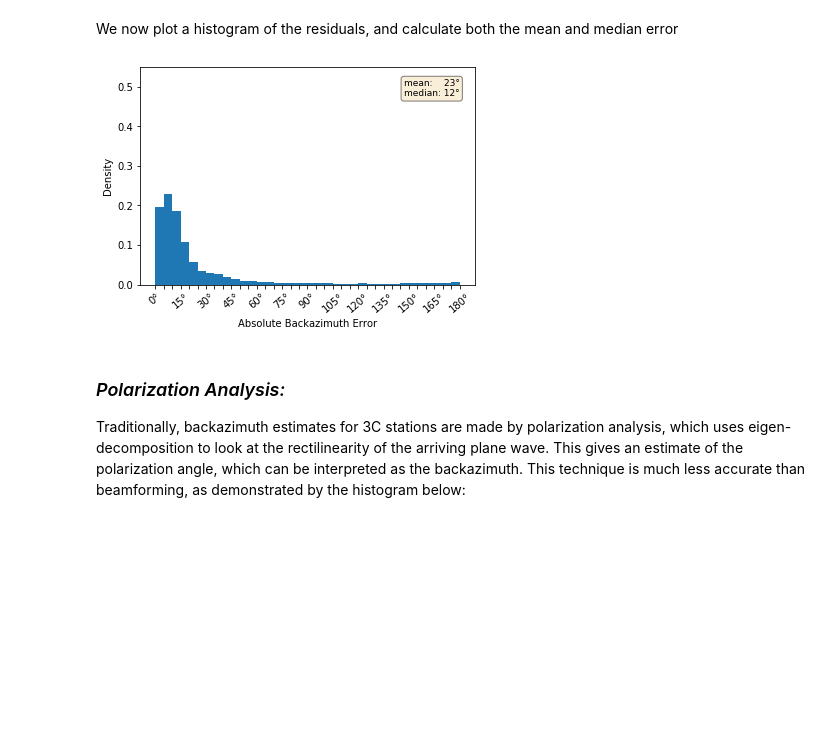
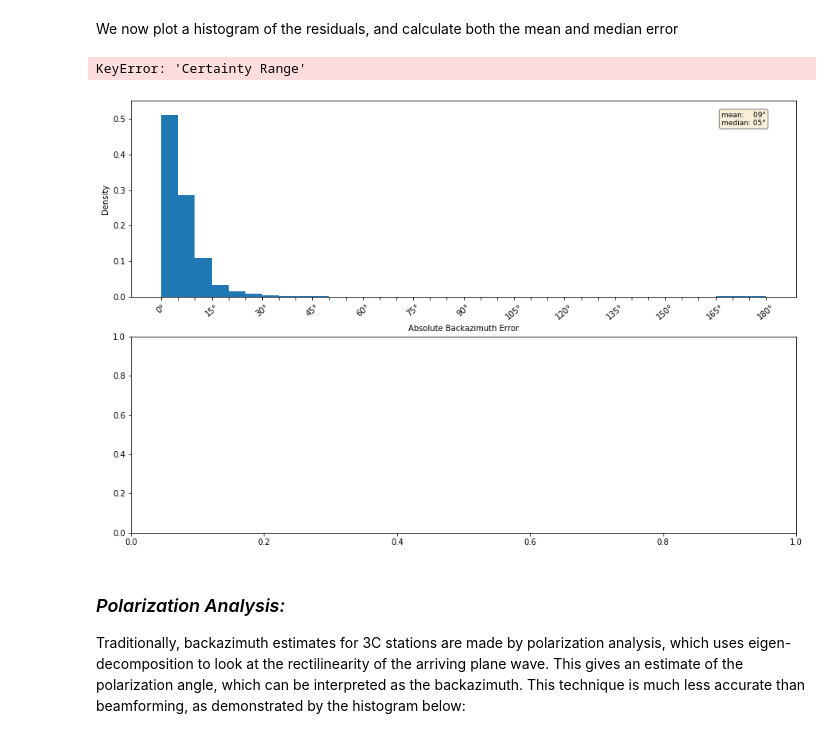
Before and after one commit to joshuadickey/baz-net, a Jupyter notebook: BazNet.ipynb, the cells around one changed output. Cells and saved outputs as stored; diff of their text form; code cells hidden in the pictures; blank space fills up the shorter version.

```diff
--- a/BazNet.ipynb
+++ b/BazNet.ipynb
@@ -141,7 +155,7 @@ def azimuther(cat_row):
     return Geodesic.WGS84.Inverse(cat_row.EV_LAT, cat_row.EV_LON, cat_row.ST_LAT, cat_row.ST_LON)['azi2'] + 180
 # %%
 cat_CPUP['AZI_TRUE'] = cat_CPUP.apply(lambda row: azimuther(row), axis=1)
-cat_CMAR['AZI_TRUE'] = cat_CMAR.apply(lambda row: azimuther(row), axis=1)
+cat_ASAR['AZI_TRUE'] = cat_ASAR.apply(lambda row: azimuther(row), axis=1)
 # %% [markdown]
 ### _Beamforming Analysis:_
 
@@ -157,7 +171,7 @@ To do this, we first need to develop some apparatus for comparing angluar errors
 def ang_diff(a, b):
     return np.min(np.stack(((a-b)%360, (b-a)%360)), axis=0)
 # %%
-cat_CMAR['AZI_IDC_ERR'] = ang_diff(cat_CMAR.AZI_TRUE.values, cat_CMAR.AZI_PRED.values)
+cat_ASAR['AZI_IDC_ERR'] = ang_diff(cat_ASAR.AZI_TRUE.values, cat_ASAR.AZI_PRED.values)
 # %% [markdown]
 We now plot a histogram of the residuals, and calculate both the mean and median error
 # %%
@@ -180,11 +194,20 @@ def plot_ERR(err, lbl='', ax=None, deg_per_bin=5, lbl_rate=3):
     ax.set_xticks(bins)
     ax.set_xticklabels(ticks, rotation=40)
 
-    plt.savefig(f'images/err_histogram_{lbl}.png', transparent=False, dpi=300, bbox_inches='tight')
+def plot_RES(cat, q, ax=None):
+    ax = ax or plt.gca()
+    ax.cla()
+
+    cat['Delaz Quantiles'] = pd.qcut(cat['AZI_CERT'], q, duplicates='drop')
+    cat['Absolute Backazimuth Error'] = cat['AZI_IDC_ERR']
+    sns.boxplot(x="Absolute Backazimuth Error", y='Delaz Quantiles', data=cat, ax=ax, order=np.sort(cat['Certainty Range'].unique()))
-# %%
-plot_ERR(cat_CMAR['AZI_IDC_ERR'], 'IDC_beam')
-# %% [output]
-[figure, removed]
+# %%
+fig, ax = plt.subplots(2,1, figsize=(15,10))
+plot_ERR(cat_ASAR["AZI_IDC_ERR"], ax=ax[0])
+plot_RES(cat_ASAR, q=10, ax=ax[1])
+# %% [output]
+KeyError: 'Certainty Range'
+[figure, added]
 # %% [markdown]
 ### _Polarization Analysis:_
 
```
Also changed, not shown: parts of 15 cells of this notebook.
